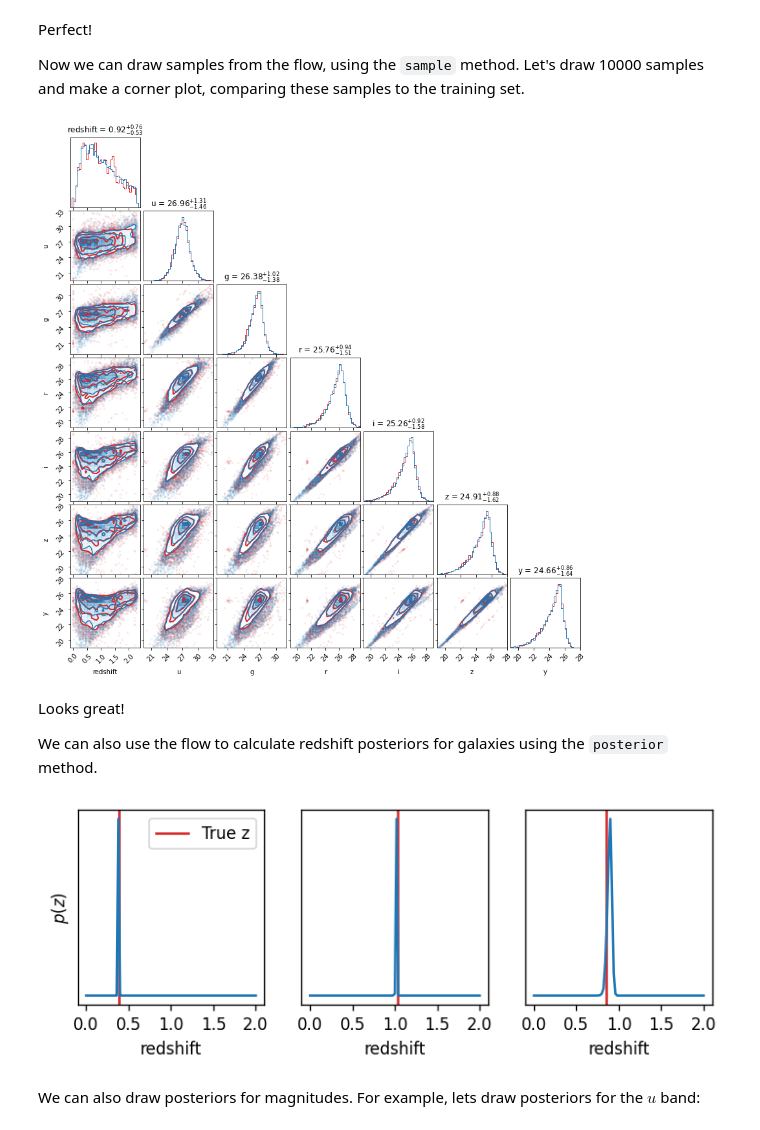
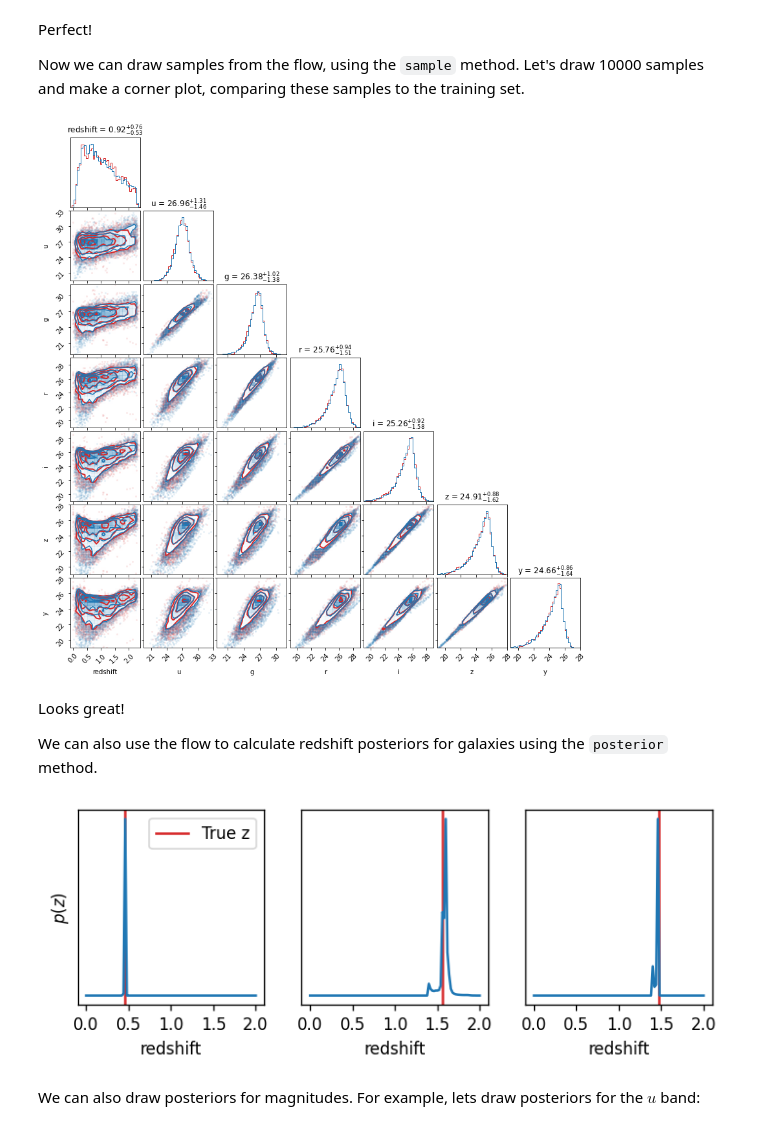
Before and after one commit to jfcrenshaw/pzflow, a Jupyter notebook: examples/redshift_example.ipynb, the cells around one changed output. Drawn from its saved outputs; the diff is of its cells as text; code cells hidden in the pictures.

Commit message:
Created a standard scaler bijector. Updated redshift notebook and example flow respectively.

```diff
--- a/examples/redshift_example.ipynb
+++ b/examples/redshift_example.ipynb
@@ -72,29 +79,38 @@ We have to give it the names of the columns in our data set, as well as the bije
 # set number of layers in the RollingSplineCoupling
 # equal to the input dimension
 nlayers = data.shape[1]
+
+# calculate the mean and standard deviations of the dimensions
+# note that on this side of the color transform, we are working
+# in color space, so I calculate the mean and std dev of these
+# variables instead of the raw magnitudes
+data_temp = np.array([data['redshift'],
+                      data['r'],
+                      data['u'] - data['g'],
+                      data['g'] - data['r'],
+                      data['r'] - data['i'],
+                      data['i'] - data['z'],
+                      data['z'] - data['y']]).T
+
+means = data_temp.mean(axis=0)
+stds = data_temp.std(axis=0)
+del data_temp
 
 # set the softplus parameters, to ensure
 # that sampled redshifts are positive
 column_idx = 0
 sharpness = 10
 
-# set the Color Transform parameters to use the
-# r band as the reference magnitude
-ref_band = "r"
-ref_idx = data.columns.get_loc(ref_band)
-ref_mean = data[ref_band].mean()
-ref_std = data[ref_band].std()
+# set the Color Transform reference index
+# to use the r band as the reference magnitude
+ref_idx = data.columns.get_loc("r")
 
 # construct our bijector out of
 # 1. a Rolling Spline Coupling
 # 2. a Color Transform
 bijector = Chain(
     RollingSplineCoupling(nlayers),
+    StandardScaler(means, stds),
     Softplus(column_idx, sharpness),
-    ColorTransform(ref_idx, ref_mean, ref_std)
+    ColorTransform(ref_idx)
 )
-
-# create the normalizing flow. We have to give it
-# 1. The names of the columns in our data set
-# 2. The bijector
-flow = Flow(data.columns, bijector)
@@ -111,4 +134,4 @@ For this example, we will use the defaults (except we will set `verbose=True` so
 # %%
 %%time
-losses = flow.train(data, verbose=True)
+losses = flow.train(data, epochs=200, verbose=True)
 # %% [output]
@@ -154,7 +177,7 @@ corner.corner(samples, fig=fig, color='C3', bins=20, range=ranges, hist_bin_fact
 
 corner.corner(data[:10000], fig=fig, bins=20, range=ranges, hist_bin_factor=2, color='C0', data_kwargs={'ms':3}, show_titles=True);
 # %% [output]
-[figure, old version]
+[figure, new version]
 # %% [markdown]
 Looks great!
 
@@ -165,19 +188,20 @@ pdfs = flow.posterior(samples, column="redshift", grid=grid)
 # %%
 fig, axes = plt.subplots(1,3,figsize=(7,2.2), dpi=120)
 
-for i,ax in enumerate(axes):
+idx = [0, 42, 72]
+for i,ax in zip(idx, axes):
     true_z = samples['redshift'][i]
     ax.axvline(true_z, 0, 1, c="C3",
                label='True z')
     ax.plot(grid, pdfs[i])
     ax.set(xlabel="redshift",
            xticks=[0,0.5,1,1.5,2],
            yticks=[])
 axes[0].legend()
 axes[0].set(ylabel='$p(z)$')
 plt.show()
 # %% [output]
-[figure, old version]
+[figure, new version]
 # %% [markdown]
 We can also draw posteriors for magnitudes.
 For example, lets draw posteriors for the $u$ band:
```
Also changed, not shown: parts of 11 cells of this notebook, 2 other files.
